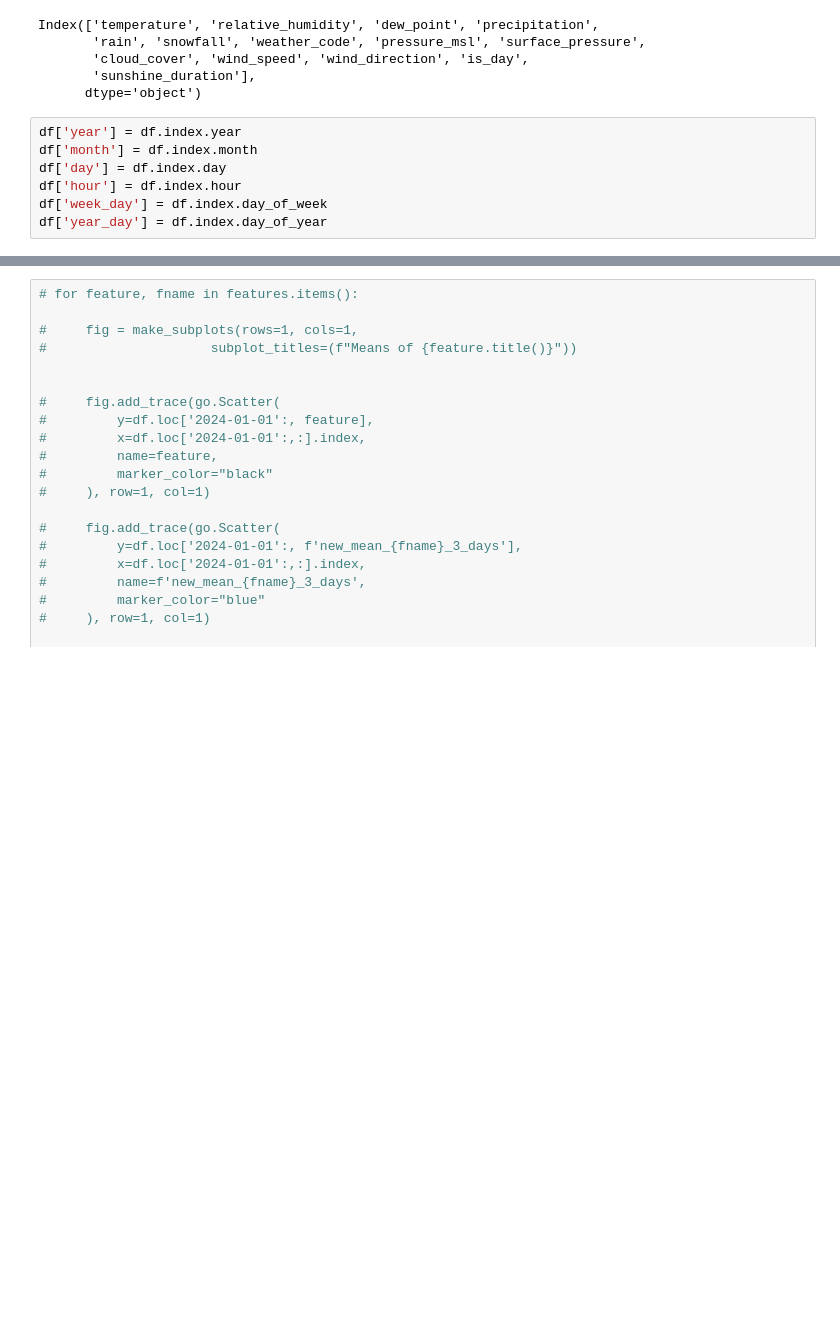
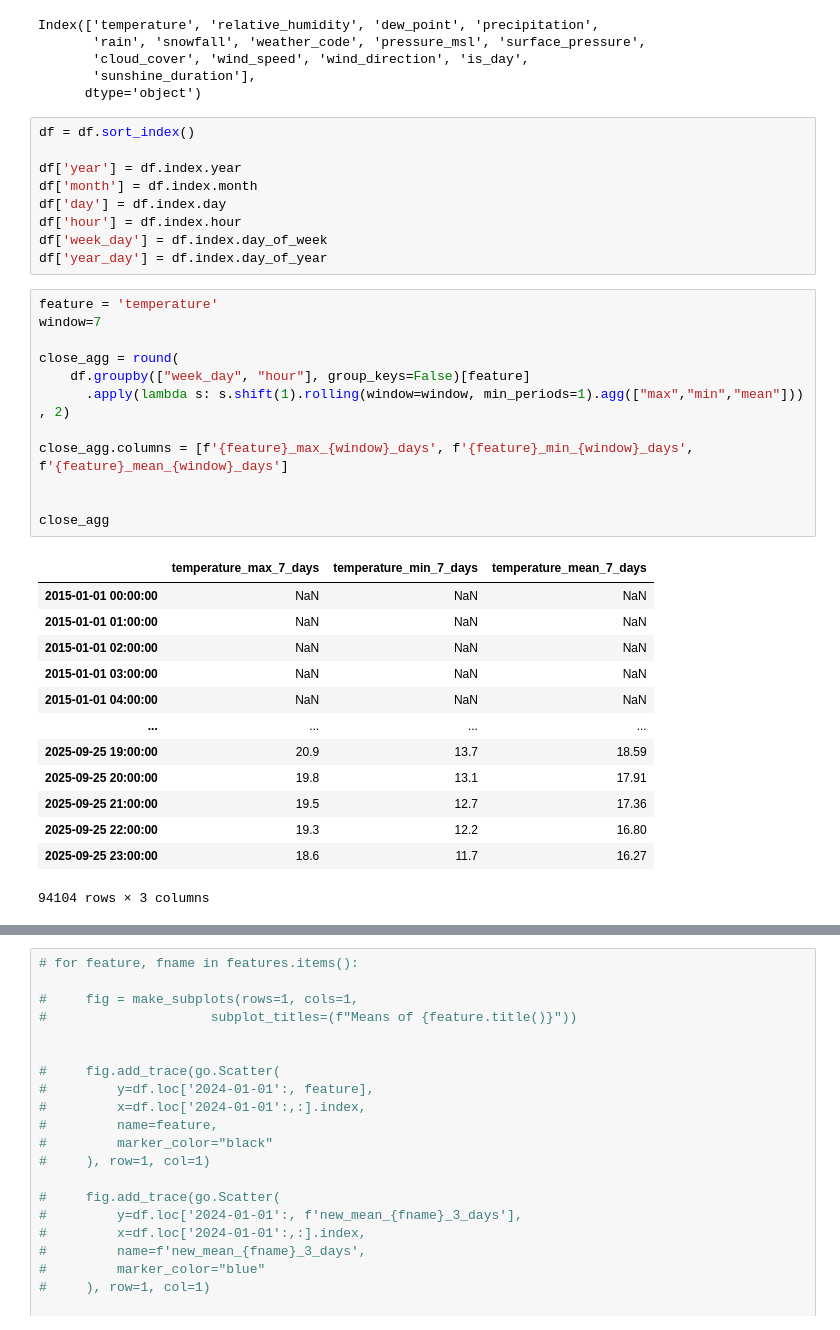
Before and after one commit to pyOctopuss/masters_diploma, a Jupyter notebook: eda & feature_engineering.ipynb, the cells around one changed output, grey strips where cells are left out. Saved outputs shown, nothing was run; the diff lists cells and outputs as text; blank space fills up the shorter version.

```diff
--- a/eda & feature_engineering.ipynb
+++ b/eda & feature_engineering.ipynb
@@ -62,12 +66,41 @@ Index(['temperature', 'relative_humidity', 'dew_point', 'precipitation',
        'sunshine_duration'],
       dtype='object')
 # %%
+df = df.sort_index()
+
 df['year'] = df.index.year
 df['month'] = df.index.month
 df['day'] = df.index.day
 df['hour'] = df.index.hour
 df['week_day'] = df.index.day_of_week
 df['year_day'] = df.index.day_of_year
+# %%
+feature = 'temperature'
+window=7
+
+close_agg = round(
+    df.groupby(["week_day", "hour"], group_keys=False)[feature]
+      .apply(lambda s: s.shift(1).rolling(window=window, min_periods=1).agg(["max","min","mean"]))
+, 2)
+
+close_agg.columns = [f'{feature}_max_{window}_days', f'{feature}_min_{window}_days', f'{feature}_mean_{window}_days']
+
+
+close_agg
+# %% [output]
+|  | temperature_max_7_days | temperature_min_7_days | temperature_mean_7_days |
+| 2015-01-01 00:00:00 | NaN | NaN | NaN |
+| 2015-01-01 01:00:00 | NaN | NaN | NaN |
+| 2015-01-01 02:00:00 | NaN | NaN | NaN |
+| 2015-01-01 03:00:00 | NaN | NaN | NaN |
+| 2015-01-01 04:00:00 | NaN | NaN | NaN |
+| ... | ... | ... | ... |
+| 2025-09-25 19:00:00 | 20.9 | 13.7 | 18.59 |
+| 2025-09-25 20:00:00 | 19.8 | 13.1 | 17.91 |
+| 2025-09-25 21:00:00 | 19.5 | 12.7 | 17.36 |
+| 2025-09-25 22:00:00 | 19.3 | 12.2 | 16.80 |
+| 2025-09-25 23:00:00 | 18.6 | 11.7 | 16.27 |
+94104 rows × 3 columns
 # %%
 for feature in ['temperature', 'relative_humidity', 'dew_point', 'precipitation', 'rain', 'snowfall', 'pressure_msl',
                 'surface_pressure', 'cloud_cover', 'wind_speed', 'wind_direction', 'sunshine_duration']:
```
Also changed, not shown: parts of 17 cells of this notebook, 3 other files.
